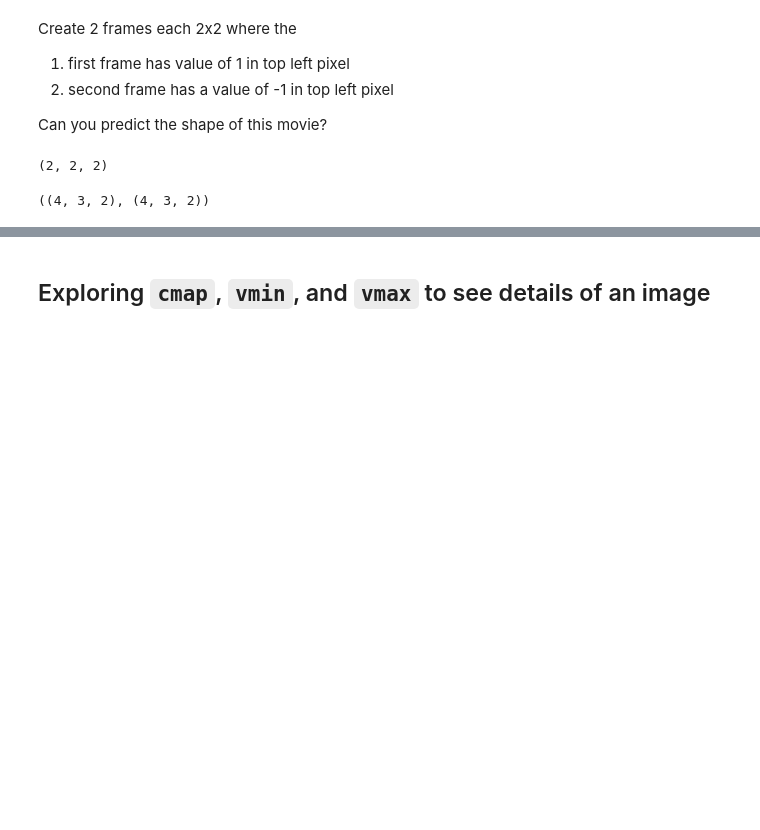
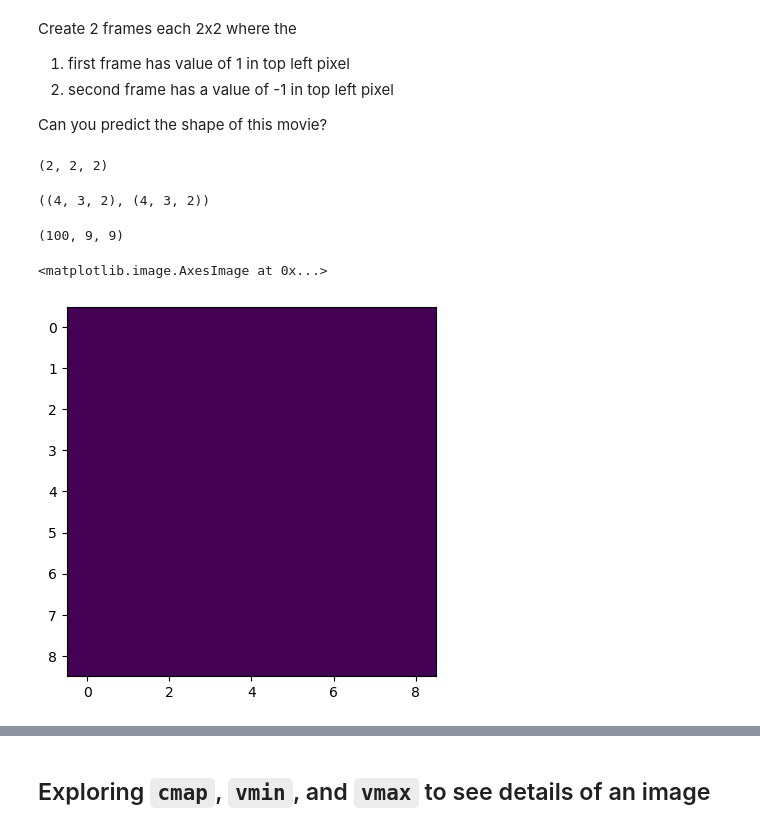
Before and after one commit to ibehave-ibots/Intro-To-Calcium-Imaging-Analysis, a Jupyter notebook: draft3/Introduction to Numpy for Image Processing.ipynb, the cells around one changed output, grey strips where cells are left out. Drawn from its saved outputs; the diff is of its cells as text; code cells hidden in the pictures; blank space fills up the shorter version.

```diff
--- a/draft3/Introduction to Numpy for Image Processing.ipynb
+++ b/draft3/Introduction to Numpy for Image Processing.ipynb
@@ -394,3 +394,13 @@ loaded_array = np.load('nparray/frames_1.npy')
 movie.shape, loaded_array.shape
 # %% [output]
 ((4, 3, 2), (4, 3, 2))
+# %%
+frames = np.load('nparray/neuron_firing_pattern.npy')
+frames.shape
+# %% [output]
+(100, 9, 9)
+# %%
+plt.imshow(frames[0])
+# %% [output]
+<matplotlib.image.AxesImage at 0x...>
+[figure, added]
```
Also changed, not shown: parts of 7 cells of this notebook.
